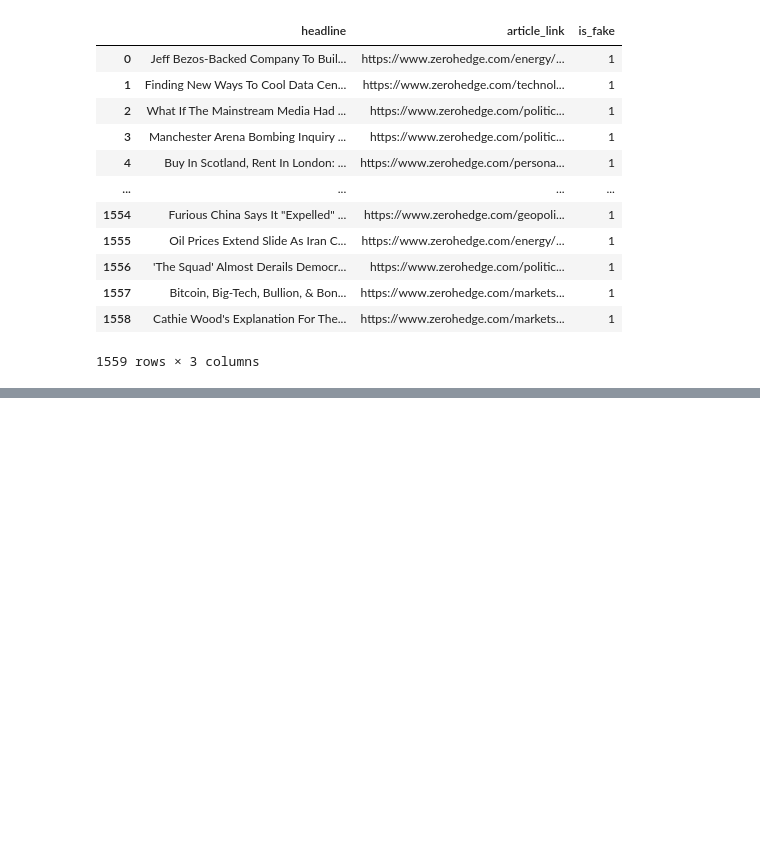
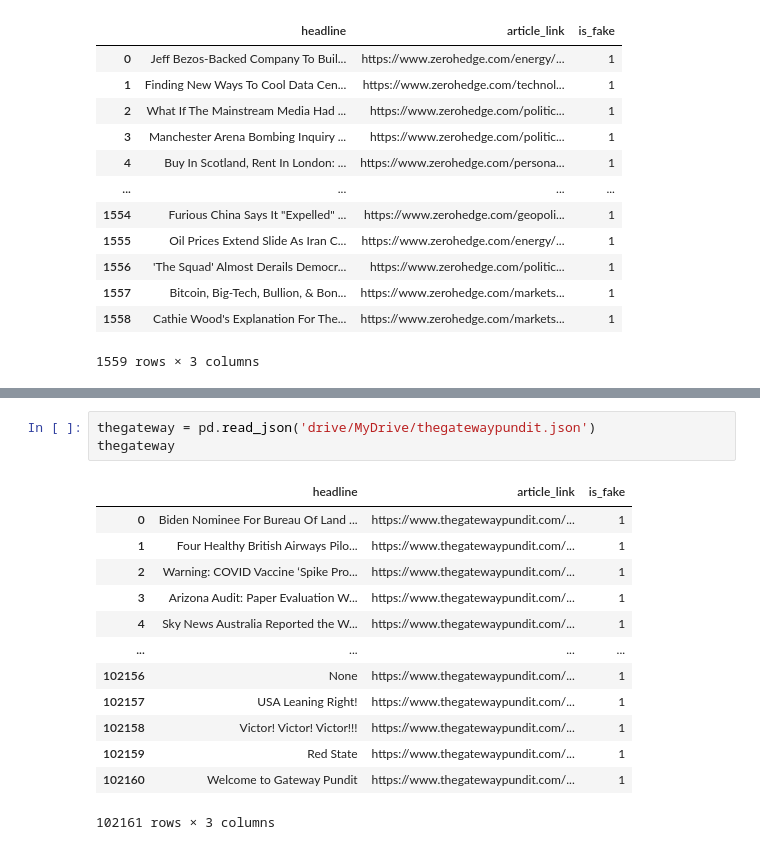
Before and after one commit to dxmai/CS114.L21.KHCL, a Jupyter notebook: FinalProject/Collect_Data.ipynb, the cells around one changed output, grey strips where cells are left out. Cells and saved outputs as stored; diff of their text form; blank space fills up the shorter version.

```diff
--- a/FinalProject/Collect_Data.ipynb
+++ b/FinalProject/Collect_Data.ipynb
@@ -93,0 +183,17 @@ zerohedge
+# %%
+thegateway = pd.read_json('drive/MyDrive/thegatewaypundit.json')
+thegateway
+# %% [output]
+|  | headline | article_link | is_fake |
+| 0 | Biden Nominee For Bureau Of Land ... | https://www.thegatewaypundit.com/... | 1 |
+| 1 | Four Healthy British Airways Pilo... | https://www.thegatewaypundit.com/... | 1 |
+| 2 | Warning: COVID Vaccine ‘Spike Pro... | https://www.thegatewaypundit.com/... | 1 |
+| 3 | Arizona Audit: Paper Evaluation W... | https://www.thegatewaypundit.com/... | 1 |
+| 4 | Sky News Australia Reported the W... | https://www.thegatewaypundit.com/... | 1 |
+| ... | ... | ... | ... |
+| 102156 | None | https://www.thegatewaypundit.com/... | 1 |
+| 102157 | USA Leaning Right! | https://www.thegatewaypundit.com/... | 1 |
+| 102158 | Victor! Victor! Victor!!! | https://www.thegatewaypundit.com/... | 1 |
+| 102159 | Red State | https://www.thegatewaypundit.com/... | 1 |
+| 102160 | Welcome to Gateway Pundit | https://www.thegatewaypundit.com/... | 1 |
+102161 rows × 3 columns
```
Also changed, not shown: parts of 10 cells of this notebook.
